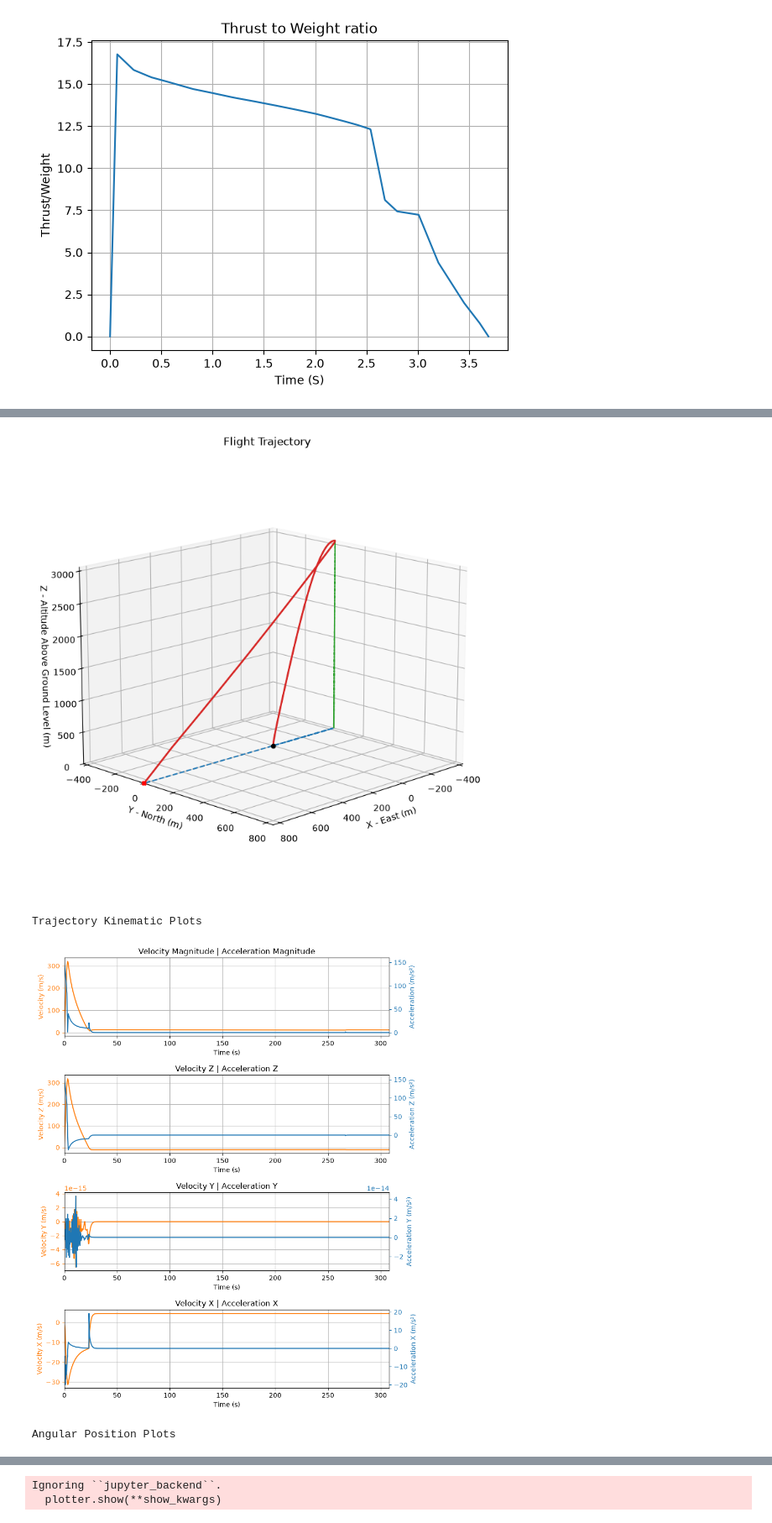
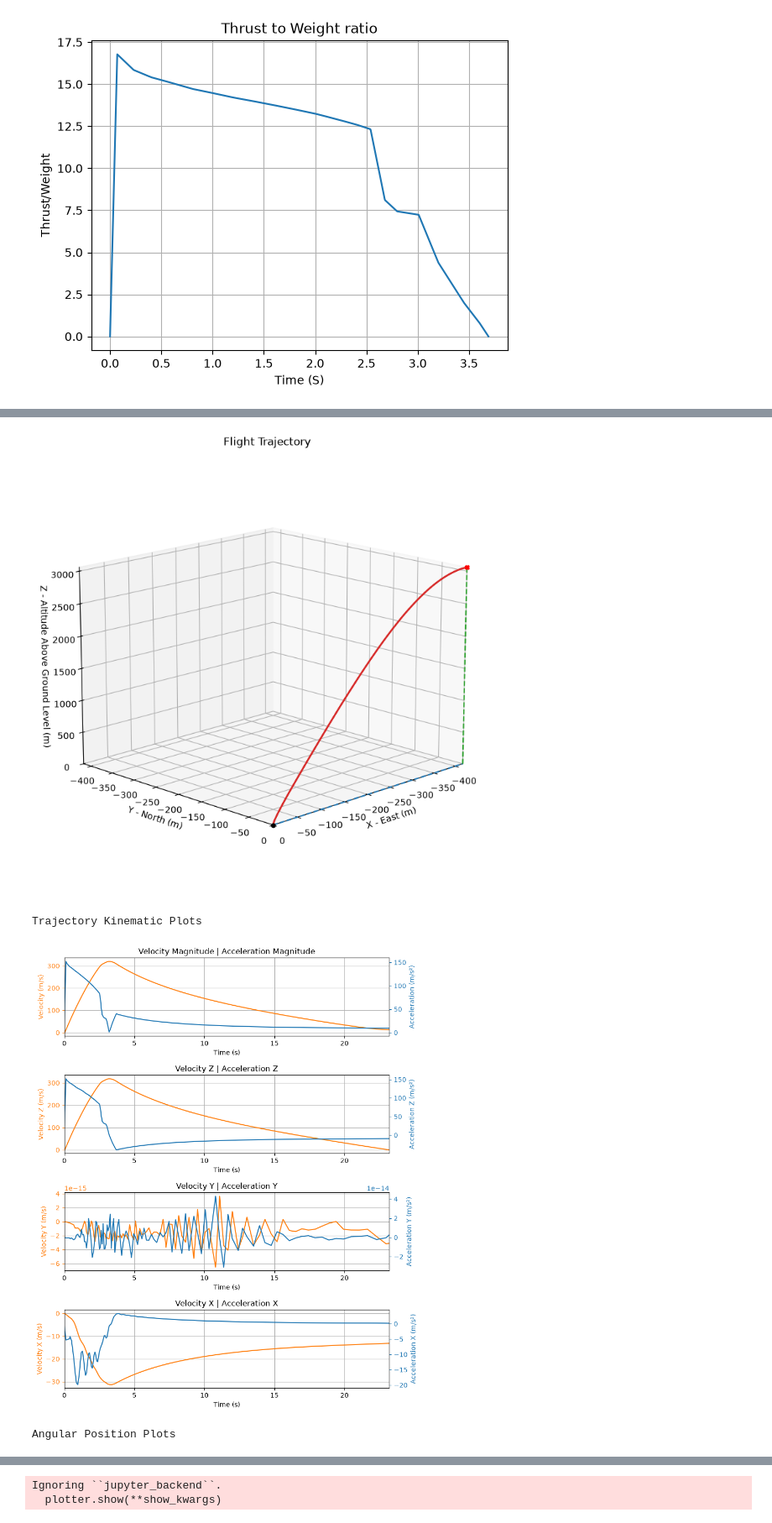
Before and after one commit to Aneeshox/Eos-Mapleaf, a Jupyter notebook: rocketpy/stormfly/stormfly.ipynb, the cells around one changed output, grey strips where cells are left out. Shown at 84% size. Cells and saved outputs as stored; diff of their text form; code cells hidden in the pictures.

```diff
--- a/rocketpy/stormfly/stormfly.ipynb
+++ b/rocketpy/stormfly/stormfly.ipynb
@@ -8,3 +9,13 @@ DISPLAY_EXTRA_INFO = True
+# %%
+DISPLAY_EXTRA_INFO: bool = True # If each component of the Flight and Rocket should display information on it, like Environment and Motor data
+SENSOR_REFRESH_RATE: int = 100 # Hz - Rate at which the trigger function is ran to deploy a parachute (simulating onboard sensors)
+COMPARISON_SIM_PATH: str | None = "openrocketsim.csv" # The path to the csv sim file of a reference simulation to compare this simulation to (None for no comparison). Keep exported data in SI units
+EXPORT_FLIGHT_PATH: str | None = "flight.kml" # The path to where the KML file of the flight path should be stored (None for don't export). This file can be imported into Google Earth to view the flight path
+PLAYBACK_SPEED: float = 1.0 # The speed at which the visual flight simulation should start at (can be changed while viewing)
+TIME_STEP: float = 0.02 # Seconds per frame in the visual flight simulation
+STOP_AT_APOGEE: bool = True # If the flight should stop being simulated when reaching apogee
+CAMERA_MODE: str = "static" # "static", "follow", "ground", or "body" - Manages how the camera moves in the visual flight simulation
+COLOR_BY: str = "speed" # "speed", "mach", "dynamic_pressure", "acceleration", "altitude", or None - Colors the path of the rocket depending on this value (in the visual flight simulation)
 # %%
 env = Environment(elevation=910) # Set location (latitude, longitude)
 date = datetime.date(2026, 11, 5)
@@ -221,7 +234,7 @@ fins has no listed moi, treating it like a point mass (mass 0.678kg)
 recovery_system has no listed moi, treating it like a point mass (mass 0.3765kg)
 # %%
 motor = GenericMotor(
-    thrust_source=r"C:\Users\giova\OneDrive\Documents\SOAR\Eos-Mapleaf\rocketpy\stormfly\thrust.csv",
+    thrust_source=r"thrust.csv",
     burn_time=3.69,
     chamber_radius=0.027,
     chamber_height=0.572,
@@ -362,8 +376,8 @@ Center of Pressure position in local coordinates: (0.000, 0.000, 0.028)
 Lift coefficient derivative at Mach 0 and AoA 0: -1.137 1/rad
 [figure]
 # %%
-SENSOR_REFRESH_RATE = 100 # Hz - Rate at which the trigger function is ran to deploy a parachute (simulating onboard sensors)
 stormfly.parachutes.clear()
+parachutes: list[Parachute] = []
 for parachute_data in component_data["recovery_system"]["stages"]:
     parachute: Parachute = stormfly.add_parachute(
         name=parachute_data["name"],
@@ -375,6 +389,8 @@ for parachute_data in component_data["recovery_system"]["stages"]:
     )
     if DISPLAY_EXTRA_INFO:
         parachute.all_info()
+    parachutes.append(parachute)
+    del parachute
 # %% [output]
 Parachute Details
 
@@ -438,11 +457,15 @@ flight = Flight(
     rail_length=launch_data["rail_length"],
     inclination=90-launch_data["rotation_angle"],
     heading=launch_data["heading"],
-    terminate_on_apogee=False,
+    terminate_on_apogee=STOP_AT_APOGEE,
     ode_solver="RK45",
 )
 # %%
-flight.all_info()
+if DISPLAY_EXTRA_INFO:
+    flight.all_info()
+else:
+    flight.info()
+    flight.plots.trajectory_3d()
 # %% [output]
 Initial Conditions
 
@@ -460,8 +483,8 @@ Surface Wind Conditions
 
 
 
 Trajectory 3d Plot
-[figure, old version]
+[figure, new version]
 Trajectory Kinematic Plots
-[figure, old version]
+[figure, new version]
 Angular Position Plots
```
Also changed, not shown: parts of 10 cells of this notebook, 4 other files.
